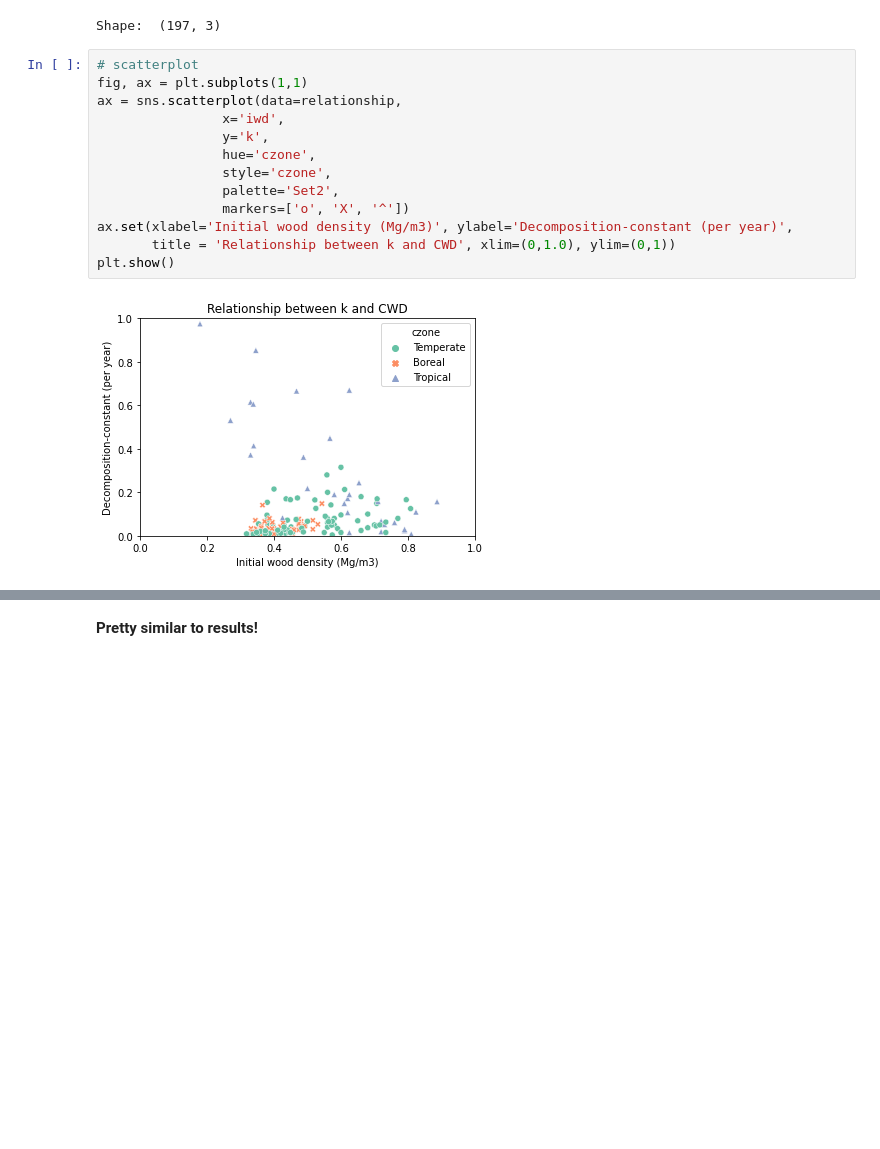
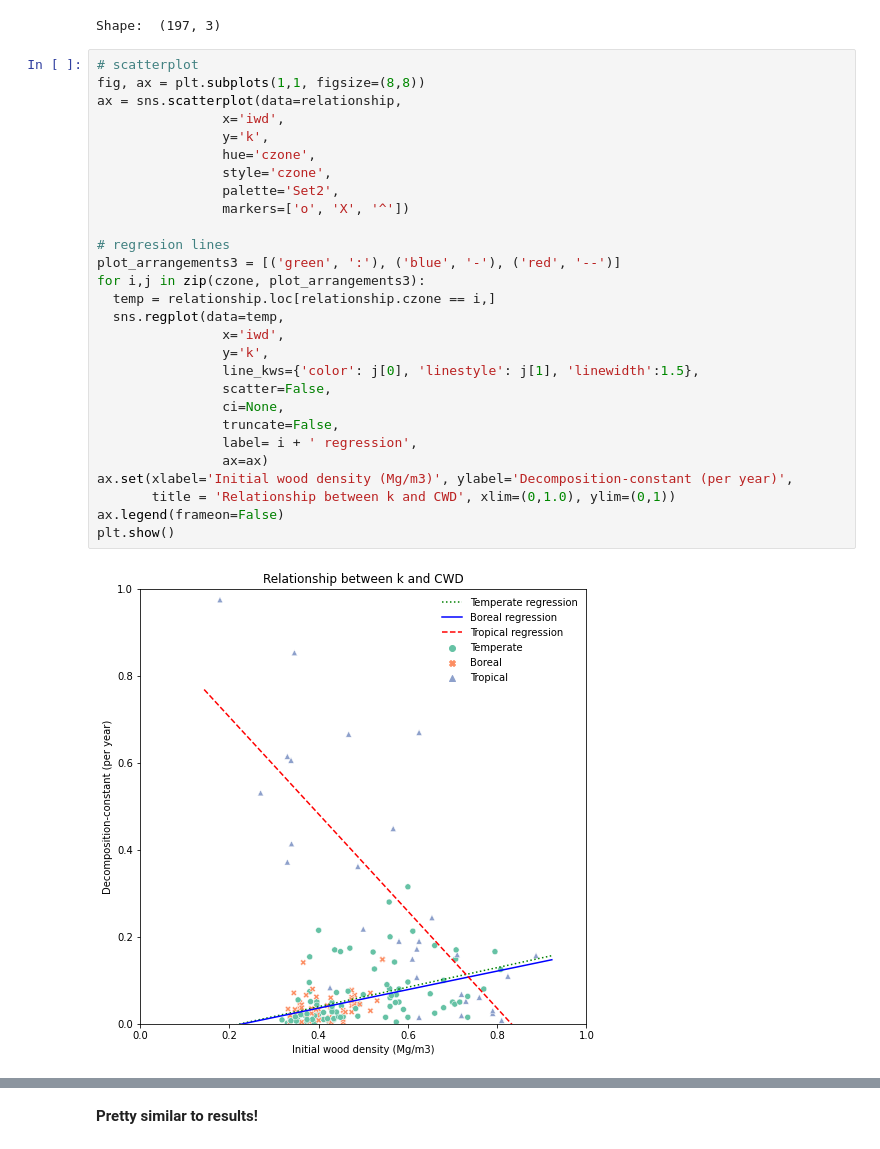
Before and after one commit to yodavo/moja-global-analysis, a Jupyter notebook: 2021-12-08_Task0-MOESM/Hamon.ipynb, the cells around one changed output, grey strips where cells are left out. Saved outputs shown, nothing was run; the diff lists cells and outputs as text; blank space fills up the shorter version.

```diff
--- a/2021-12-08_Task0-MOESM/Hamon.ipynb
+++ b/2021-12-08_Task0-MOESM/Hamon.ipynb
@@ -422,16 +418,31 @@ print('Shape: ', relationship.shape)
 Shape:  (197, 3)
 # %%
 # scatterplot
-fig, ax = plt.subplots(1,1)
+fig, ax = plt.subplots(1,1, figsize=(8,8))
 ax = sns.scatterplot(data=relationship,
                 x='iwd',
                 y='k',
                 hue='czone',
                 style='czone',
                 palette='Set2',
                 markers=['o', 'X', '^'])
+
+# regresion lines
+plot_arrangements3 = [('green', ':'), ('blue', '-'), ('red', '--')]
+for i,j in zip(czone, plot_arrangements3):
+  temp = relationship.loc[relationship.czone == i,]
+  sns.regplot(data=temp,
+                x='iwd',
+                y='k',
+                line_kws={'color': j[0], 'linestyle': j[1], 'linewidth':1.5},
+                scatter=False,
+                ci=None,
+                truncate=False,
+                label= i + ' regression',
+                ax=ax)
 ax.set(xlabel='Initial wood density (Mg/m3)', ylabel='Decomposition-constant (per year)',
        title = 'Relationship between k and CWD', xlim=(0,1.0), ylim=(0,1))
+ax.legend(frameon=False)
 plt.show()
 # %% [output]
-[figure, old version]
+[figure, new version]
```
Also changed, not shown: parts of 18 cells of this notebook.
